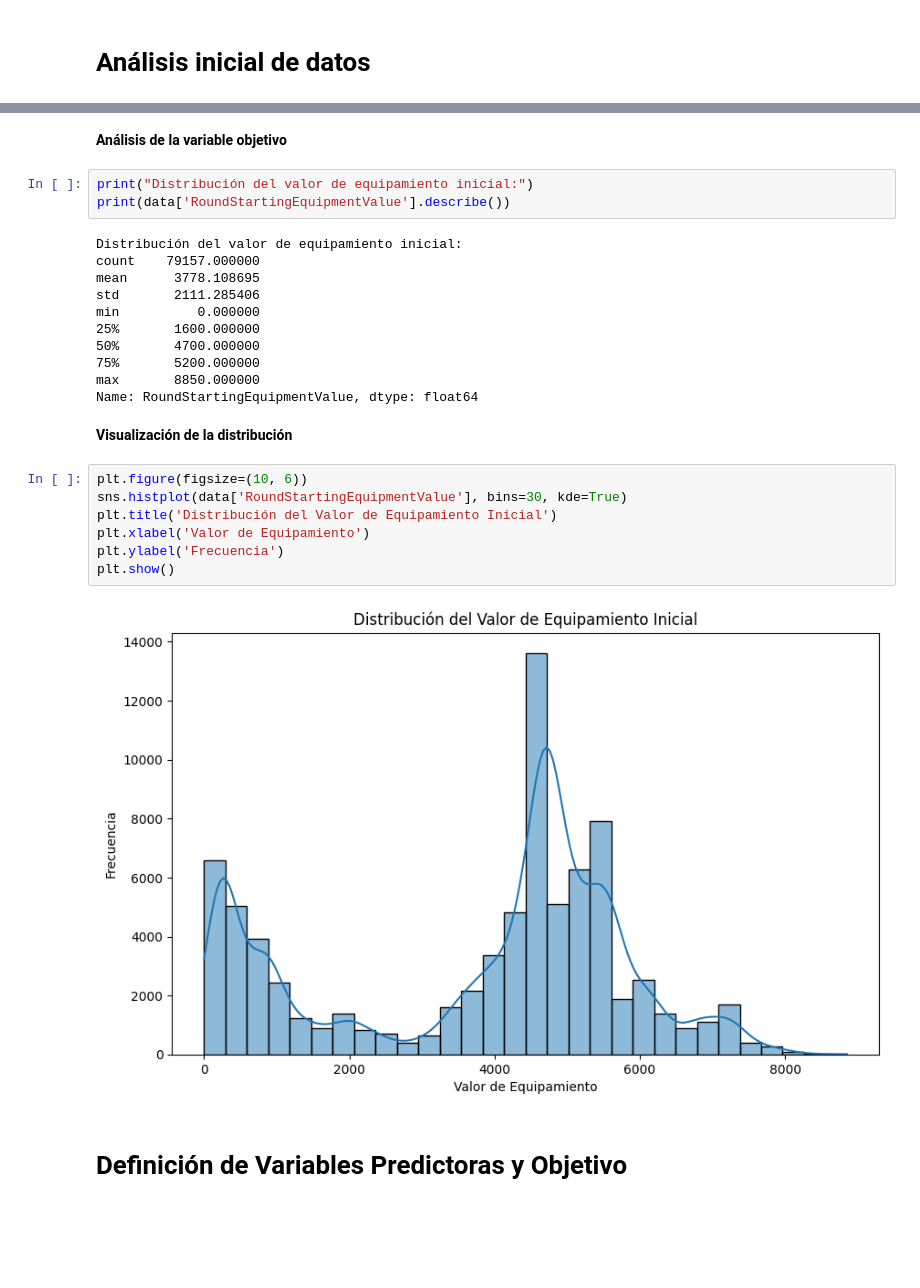
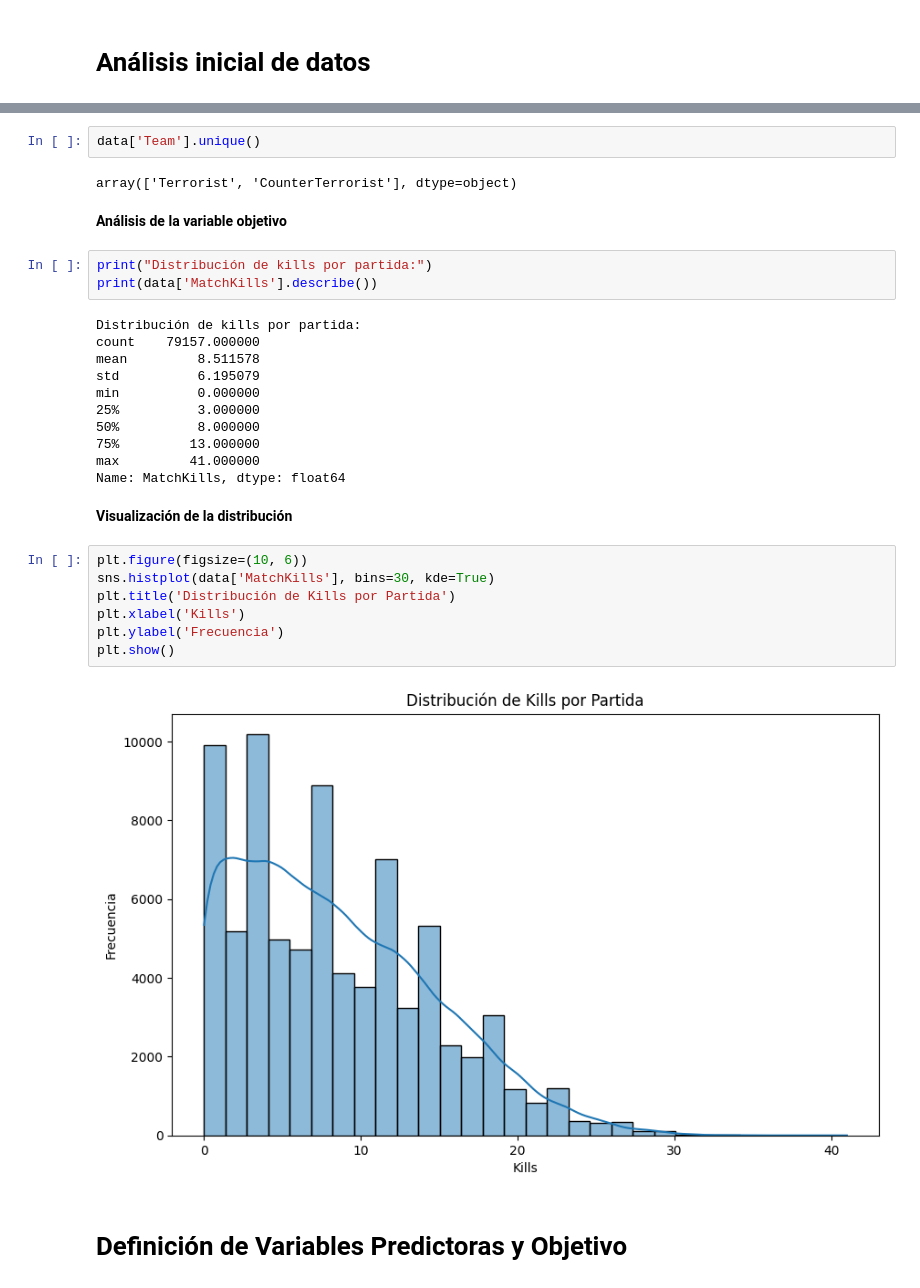
Before and after one commit to Ignaciojeda/ProyectoCSSCrisDm, a Jupyter notebook: 1era Evaluacion/RandomForest.ipynb, the cells around one changed output, grey strips where cells are left out. Drawn from its saved outputs; the diff is of its cells as text; blank space fills up the shorter version.

```diff
--- a/1era Evaluacion/RandomForest.ipynb
+++ b/1era Evaluacion/RandomForest.ipynb
@@ -37,30 +45,34 @@ Datos cargados exitosamente!
+# %%
+data['Team'].unique()
+# %% [output]
+array(['Terrorist', 'CounterTerrorist'], dtype=object)
 # %% [markdown]
 **Análisis de la variable objetivo**
 # %%
-print("Distribución del valor de equipamiento inicial:")
-print(data['RoundStartingEquipmentValue'].describe())
+print("Distribución de kills por partida:")
+print(data['MatchKills'].describe())
 # %% [output]
-Distribución del valor de equipamiento inicial:
+Distribución de kills por partida:
 count    79157.000000
-mean      3778.108695
-std       2111.285406
+mean         8.511578
+std          6.195079
 min          0.000000
-25%       1600.000000
-50%       4700.000000
-75%       5200.000000
-max       8850.000000
-Name: RoundStartingEquipmentValue, dtype: float64
+25%          3.000000
+50%          8.000000
+75%         13.000000
+max         41.000000
+Name: MatchKills, dtype: float64
 # %% [markdown]
 **Visualización de la distribución**
 # %%
 plt.figure(figsize=(10, 6))
-sns.histplot(data['RoundStartingEquipmentValue'], bins=30, kde=True)
-plt.title('Distribución del Valor de Equipamiento Inicial')
-plt.xlabel('Valor de Equipamiento')
+sns.histplot(data['MatchKills'], bins=30, kde=True)
+plt.title('Distribución de Kills por Partida')
+plt.xlabel('Kills')
 plt.ylabel('Frecuencia')
 plt.show()
 # %% [output]
-[figure, old version]
+[figure, new version]
 # %% [markdown]
 # Definición de Variables Predictoras y Objetivo
 # %%
```
Also changed, not shown: parts of 19 cells of this notebook, 7 other files.
